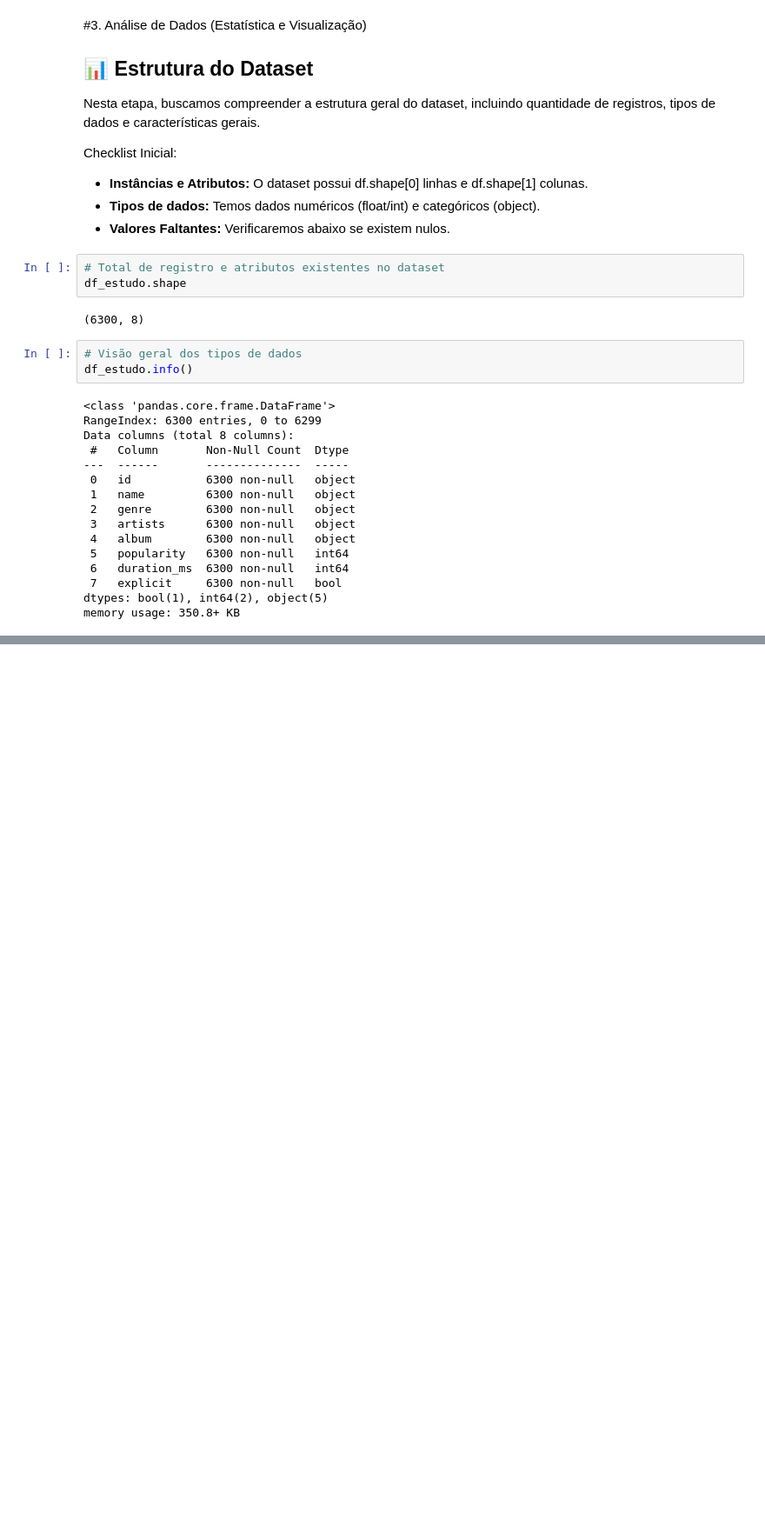
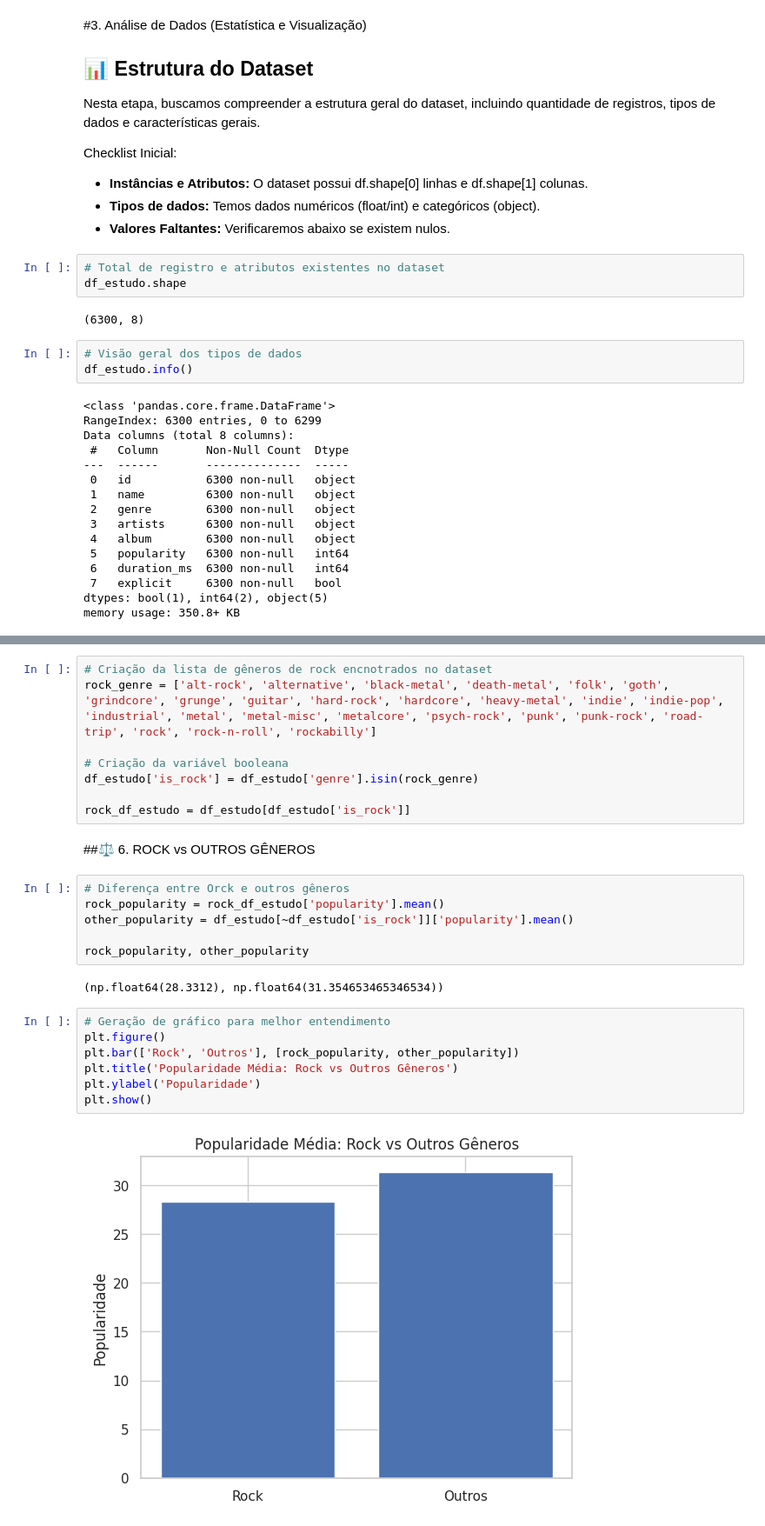
Before and after one commit to tfiorio/pos-pucrio, a Jupyter notebook: Spring01.ipynb, the cells around one changed output, grey strips where cells are left out. Shown at 87% size. Drawn from its saved outputs; the diff is of its cells as text; blank space fills up the shorter version.

```diff
--- a/Spring01.ipynb
+++ b/Spring01.ipynb
@@ -144,0 +196,27 @@ dtype: int64
+# %%
+# Criação da lista de gêneros de rock encnotrados no dataset
+rock_genre = ['alt-rock', 'alternative', 'black-metal', 'death-metal', 'folk', 'goth', 'grindcore', 'grunge', 'guitar', 'hard-rock', 'hardcore', 'heavy-metal', 'indie', 'indie-pop', 'industrial', 'metal', 'metal-misc', 'metalcore', 'psych-rock', 'punk', 'punk-rock', 'road-trip', 'rock', 'rock-n-roll', 'rockabilly']
+
+# Criação da variável booleana
+df_estudo['is_rock'] = df_estudo['genre'].isin(rock_genre)
+
+rock_df_estudo = df_estudo[df_estudo['is_rock']]
+# %% [markdown]
+##⚖️ 6. ROCK vs OUTROS GÊNEROS
+# %%
+# Diferença entre Orck e outros gêneros
+rock_popularity = rock_df_estudo['popularity'].mean()
+other_popularity = df_estudo[~df_estudo['is_rock']]['popularity'].mean()
+
+rock_popularity, other_popularity
+# %% [output]
+(np.float64(28.3312), np.float64(31.354653465346534))
+# %%
+# Geração de gráfico para melhor entendimento
+plt.figure()
+plt.bar(['Rock', 'Outros'], [rock_popularity, other_popularity])
+plt.title('Popularidade Média: Rock vs Outros Gêneros')
+plt.ylabel('Popularidade')
+plt.show()
+# %% [output]
+[figure, added]
```
Also changed, not shown: parts of 19 cells of this notebook.
